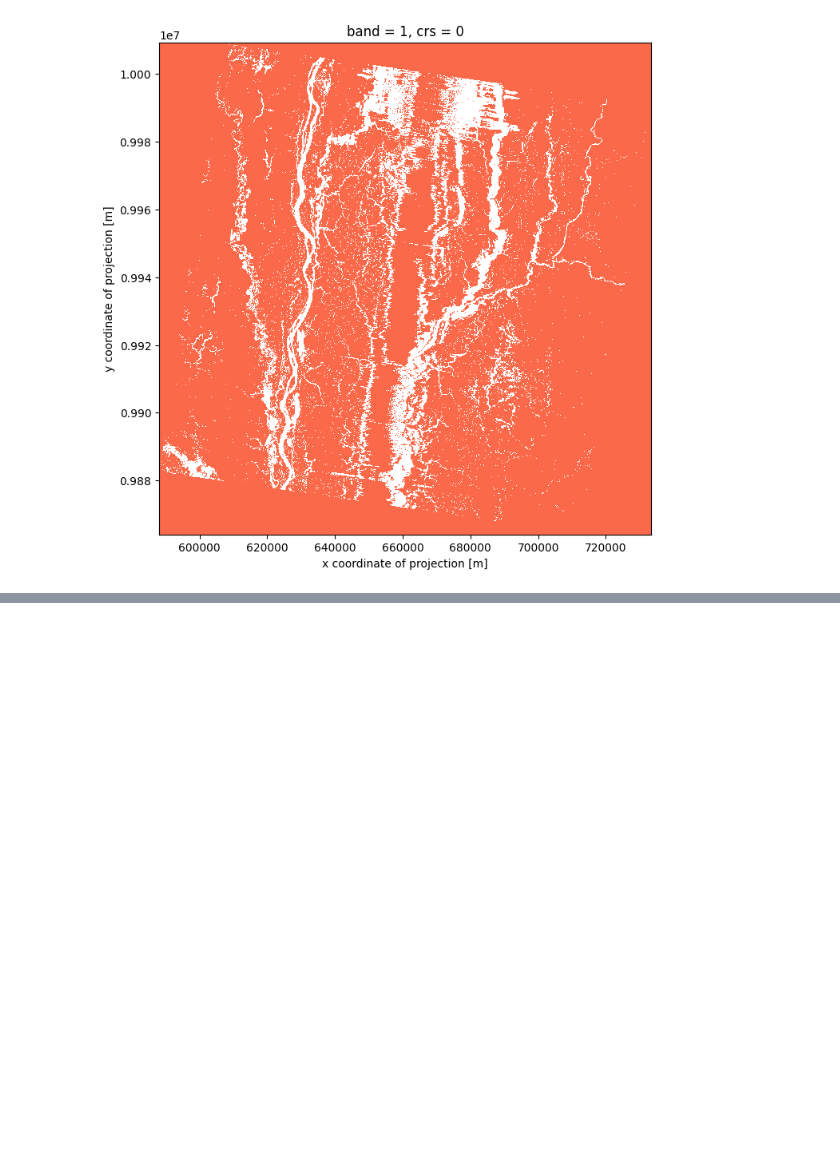
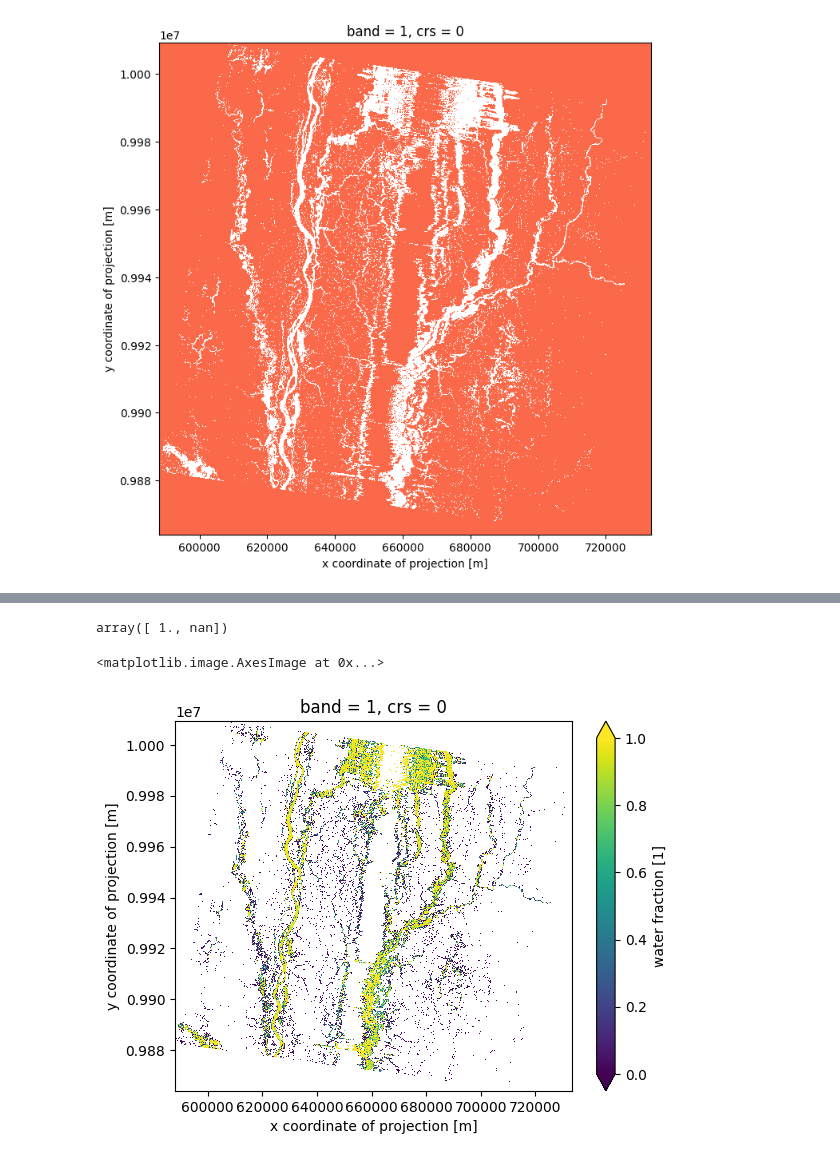
Before and after one commit to cordmaur/swot, a Jupyter notebook: nbs/Article/02-InnerSwat.ipynb, the cells around one changed output, grey strips where cells are left out. Cells and saved outputs as stored; diff of their text form; code cells hidden in the pictures; blank space fills up the shorter version.

```diff
--- a/nbs/Article/02-InnerSwat.ipynb
+++ b/nbs/Article/02-InnerSwat.ipynb
@@ -108,0 +155,4 @@ array([[[ True,  True,  True, ...,  True,  True,  True],
+# %%
+ds = xrio.open_rasterio(file, mask_and_scale=True)
+# %%
+patch = ds[["water_frac", "water_area_qual", "water_area_qual_bitwise"]]
@@ -108,0 +179,11 @@ array([[[ True,  True,  True, ...,  True,  True,  True],
+# %%
+import numpy as np
+
+np.unique(no_pixels)
+# %% [output]
+array([ 1., nan])
+# %%
+patch.where(~no_pixels_np)["water_frac"].squeeze().plot.imshow(vmin=0, vmax=1)
+# %% [output]
+<matplotlib.image.AxesImage at 0x...>
+[figure, added]
```
Also changed, not shown: parts of 13 cells of this notebook, 13 other files.
